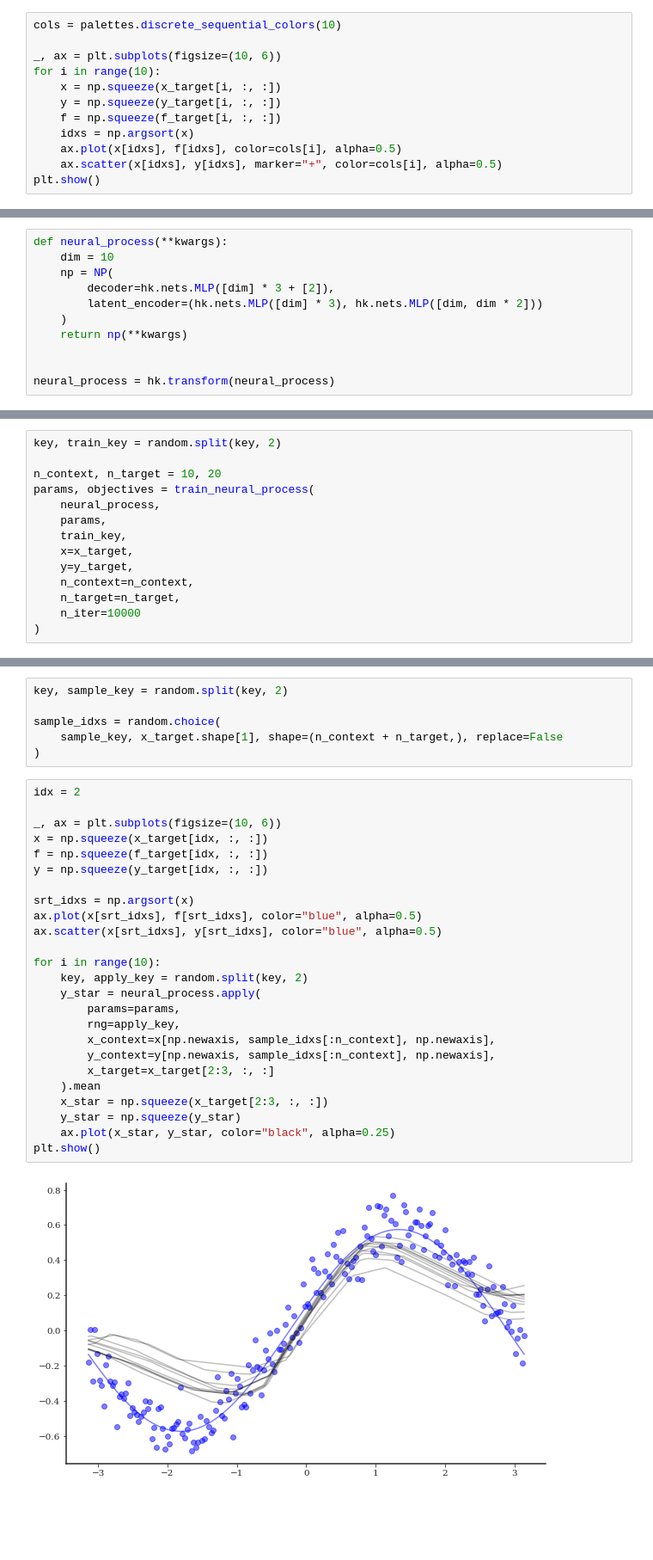
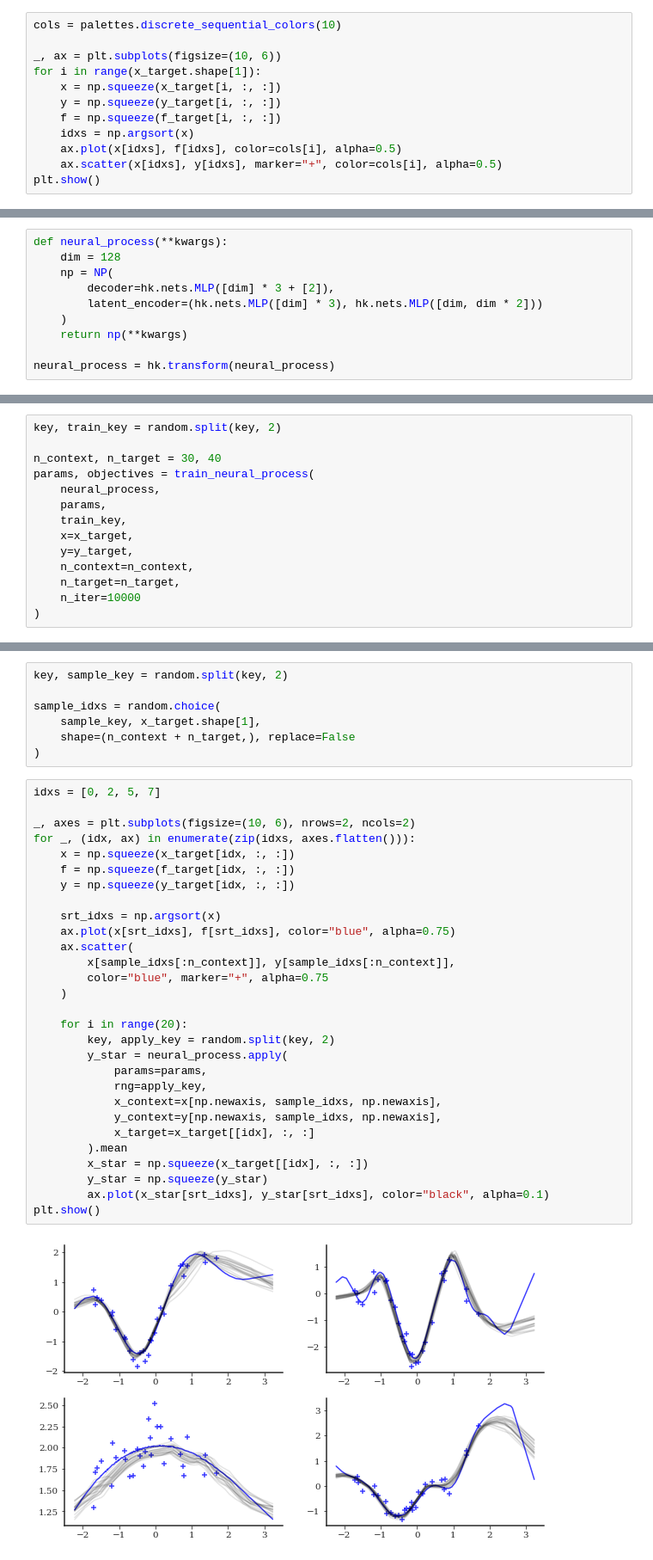
Before and after one commit to ramsey-devs/ramsey, a Jupyter notebook: docs/notebooks/neural_process.ipynb, the cells around one changed output, grey strips where cells are left out. Shown at 86% size. Drawn from its saved outputs; the diff is of its cells as text; blank space fills up the shorter version.

```diff
--- a/docs/notebooks/neural_process.ipynb
+++ b/docs/notebooks/neural_process.ipynb
@@ -34,7 +38,7 @@ key, sample_key = random.split(key, 2)
 cols = palettes.discrete_sequential_colors(10)
 
 _, ax = plt.subplots(figsize=(10, 6))
-for i in range(10):
+for i in range(x_target.shape[1]):
     x = np.squeeze(x_target[i, :, :])
     y = np.squeeze(y_target[i, :, :])
     f = np.squeeze(f_target[i, :, :])
@@ -47,11 +53,10 @@ plt.show()
 # %%
 def neural_process(**kwargs):
-    dim = 10
+    dim = 128
     np = NP(
         decoder=hk.nets.MLP([dim] * 3 + [2]),
         latent_encoder=(hk.nets.MLP([dim] * 3), hk.nets.MLP([dim, dim * 2]))
     )
     return np(**kwargs)
 
-
 neural_process = hk.transform(neural_process)
@@ -64,7 +70,7 @@ params = neural_process.init(
 # %%
 key, train_key = random.split(key, 2)
 
-n_context, n_target = 10, 20
+n_context, n_target = 30, 40
 params, objectives = train_neural_process(
     neural_process,
     params,
@@ -79,32 +98,37 @@ params, objectives = train_neural_process(
 key, sample_key = random.split(key, 2)
 
 sample_idxs = random.choice(
-    sample_key, x_target.shape[1], shape=(n_context + n_target,), replace=False
+    sample_key, x_target.shape[1],
+    shape=(n_context + n_target,), replace=False
 )
 # %%
-idx = 2
+idxs = [0, 2, 5, 7]
 
-_, ax = plt.subplots(figsize=(10, 6))
-x = np.squeeze(x_target[idx, :, :])
-f = np.squeeze(f_target[idx, :, :])
-y = np.squeeze(y_target[idx, :, :])
+_, axes = plt.subplots(figsize=(10, 6), nrows=2, ncols=2)
+for _, (idx, ax) in enumerate(zip(idxs, axes.flatten())):
+    x = np.squeeze(x_target[idx, :, :])
+    f = np.squeeze(f_target[idx, :, :])
+    y = np.squeeze(y_target[idx, :, :])
 
-srt_idxs = np.argsort(x)
-ax.plot(x[srt_idxs], f[srt_idxs], color="blue", alpha=0.5)
-ax.scatter(x[srt_idxs], y[srt_idxs], color="blue", alpha=0.5)
+    srt_idxs = np.argsort(x)
+    ax.plot(x[srt_idxs], f[srt_idxs], color="blue", alpha=0.75)
+    ax.scatter(
+        x[sample_idxs[:n_context]], y[sample_idxs[:n_context]],
+        color="blue", marker="+", alpha=0.75
+    )
 
-for i in range(10):
-    key, apply_key = random.split(key, 2)
-    y_star = neural_process.apply(
-        params=params,
-        rng=apply_key,
-        x_context=x[np.newaxis, sample_idxs[:n_context], np.newaxis],
-        y_context=y[np.newaxis, sample_idxs[:n_context], np.newaxis],
-        x_target=x_target[2:3, :, :]
-    ).mean
-    x_star = np.squeeze(x_target[2:3, :, :])
-    y_star = np.squeeze(y_star)
-    ax.plot(x_star, y_star, color="black", alpha=0.25)
+    for i in range(20):
+        key, apply_key = random.split(key, 2)
+        y_star = neural_process.apply(
+            params=params,
+            rng=apply_key,
+            x_context=x[np.newaxis, sample_idxs, np.newaxis],
+            y_context=y[np.newaxis, sample_idxs, np.newaxis],
+            x_target=x_target[[idx], :, :]
+        ).mean
+        x_star = np.squeeze(x_target[[idx], :, :])
+        y_star = np.squeeze(y_star)
+        ax.plot(x_star[srt_idxs], y_star[srt_idxs], color="black", alpha=0.1)
 plt.show()
 # %% [output]
-[figure, old version]
+[figure, new version]
```
Also changed, not shown: parts of 12 cells of this notebook, 19 other files.
